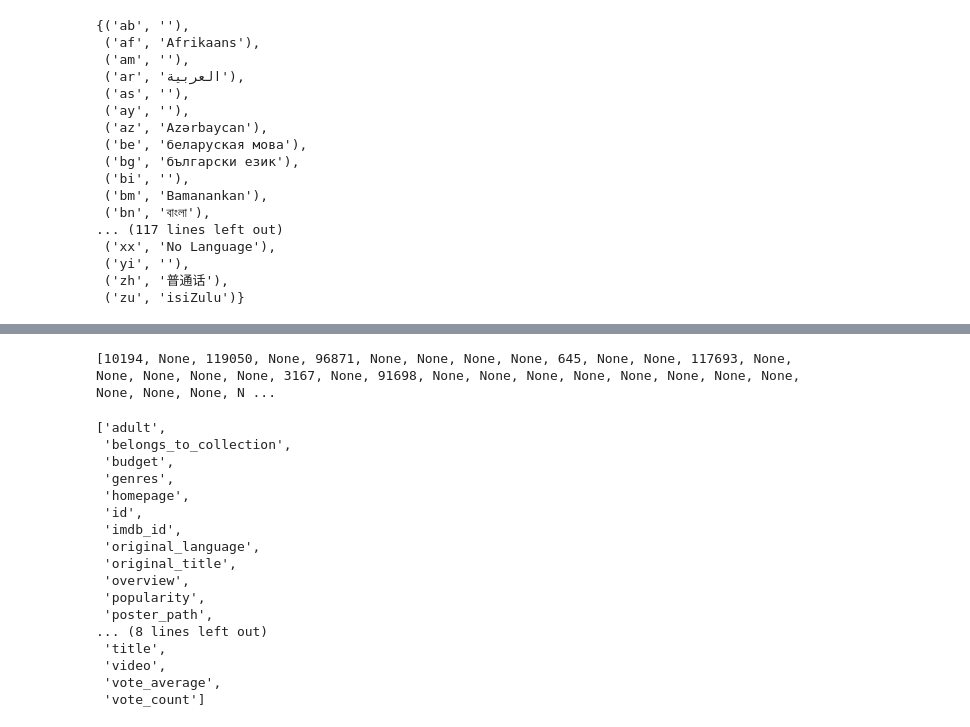
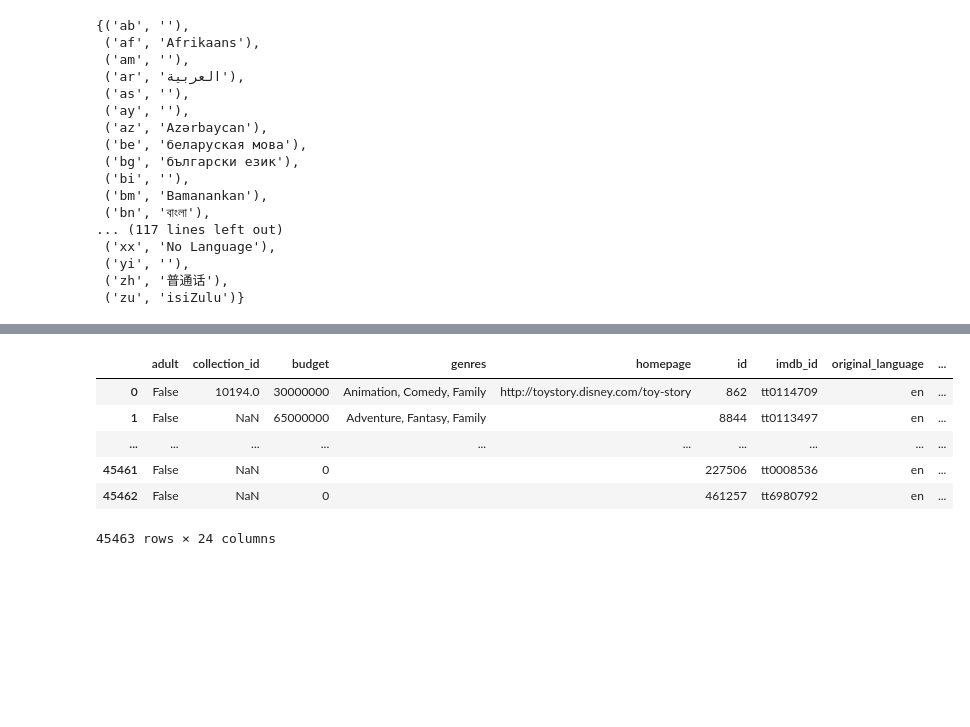
Before and after one commit to MiBiLi501/DataSci-W4, a Jupyter notebook: df.ipynb, the cells around one changed output, grey strips where cells are left out. Drawn from its saved outputs; the diff is of its cells as text; code cells hidden in the pictures; blank space fills up the shorter version.

```diff
--- a/df.ipynb
+++ b/df.ipynb
@@ -437,24 +460,21 @@ spokenLanguagesDf
 133 rows × 2 columns
-# %%
-title = rawMovieDataSet["title"]
-collection_ids = [eval(collection)["id"] if len(collection) else None for collection in rawMovieDataSet["belongs_to_collection"]]
-column
-# %% [output]
-[10194, None, 119050, None, 96871, None, None, None, None, 645, None, None, 117693, None, None, None, None, None, 3167, None, 91698, None, None, None, None, None, None, None, None, None, None, None, N ...
-['adult',
- 'belongs_to_collection',
- 'budget',
- 'genres',
- 'homepage',
- 'id',
- 'imdb_id',
- 'original_language',
- 'original_title',
- 'overview',
- 'popularity',
- 'poster_path',
-... (8 lines left out)
- 'title',
- 'video',
- 'vote_average',
- 'vote_count']
+# %%
+mCollectionIds = [eval(collection)["id"] if len(collection) else None for collection in rawMovieDataSet["belongs_to_collection"]]
+mGenreIds = [str(', ').join([genre["name"] for genre in eval(genres)]) if len(genres) else None for genres in rawMovieDataSet["genres"]]
+mProductionCompanies = [str(', ').join([productionCompany["name"] for productionCompany in eval(productionCompanies)]) if len(productionCompanies) else None for productionCompanies in rawMovieDataSet["production_companies"]]
+mProductionCountries = [str(', ').join([productionCountry["name"] for productionCountry in eval(productionCountries)]) if len(productionCountries) else None for productionCountries in rawMovieDataSet["production_countries"]]
+mLanguages = [str(', ').join([language["name"] for language in eval(languages)]) if len(languages) else None for languages in rawMovieDataSet["spoken_languages"]]
+
+# print([str(', ').join([language["name"] for language in eval(languages)]) if len(languages) else None for languages in rawMovieDataSet["spoken_languages"]])
+newMovieDataSet = rawMovieDataSet.copy()
+newMovieDataSet.update({"belongs_to_collection" : mCollectionIds, "genres" : mGenreIds, "production_companies" : mProductionCompanies, "production_countries" : mProductionCountries, "spoken_languages" : mLanguages})
+
+pd.DataFrame(newMovieDataSet).rename(columns={"belongs_to_collection" : "collection_id"})
+# %% [output]
+|  | adult | collection_id | budget | genres | homepage | id | imdb_id | original_language | ... |
+| 0 | False | 10194.0 | 30000000 | Animation, Comedy, Family | http://toystory.disney.com/toy-story | 862 | tt0114709 | en | ... |
+| 1 | False | NaN | 65000000 | Adventure, Fantasy, Family |  | 8844 | tt0113497 | en | ... |
+| ... | ... | ... | ... | ... | ... | ... | ... | ... | ... |
+| 45461 | False | NaN | 0 |  |  | 227506 | tt0008536 | en | ... |
+| 45462 | False | NaN | 0 |  |  | 461257 | tt6980792 | en | ... |
+45463 rows × 24 columns
```
Also changed, not shown: parts of 10 cells of this notebook, 2 other files.
